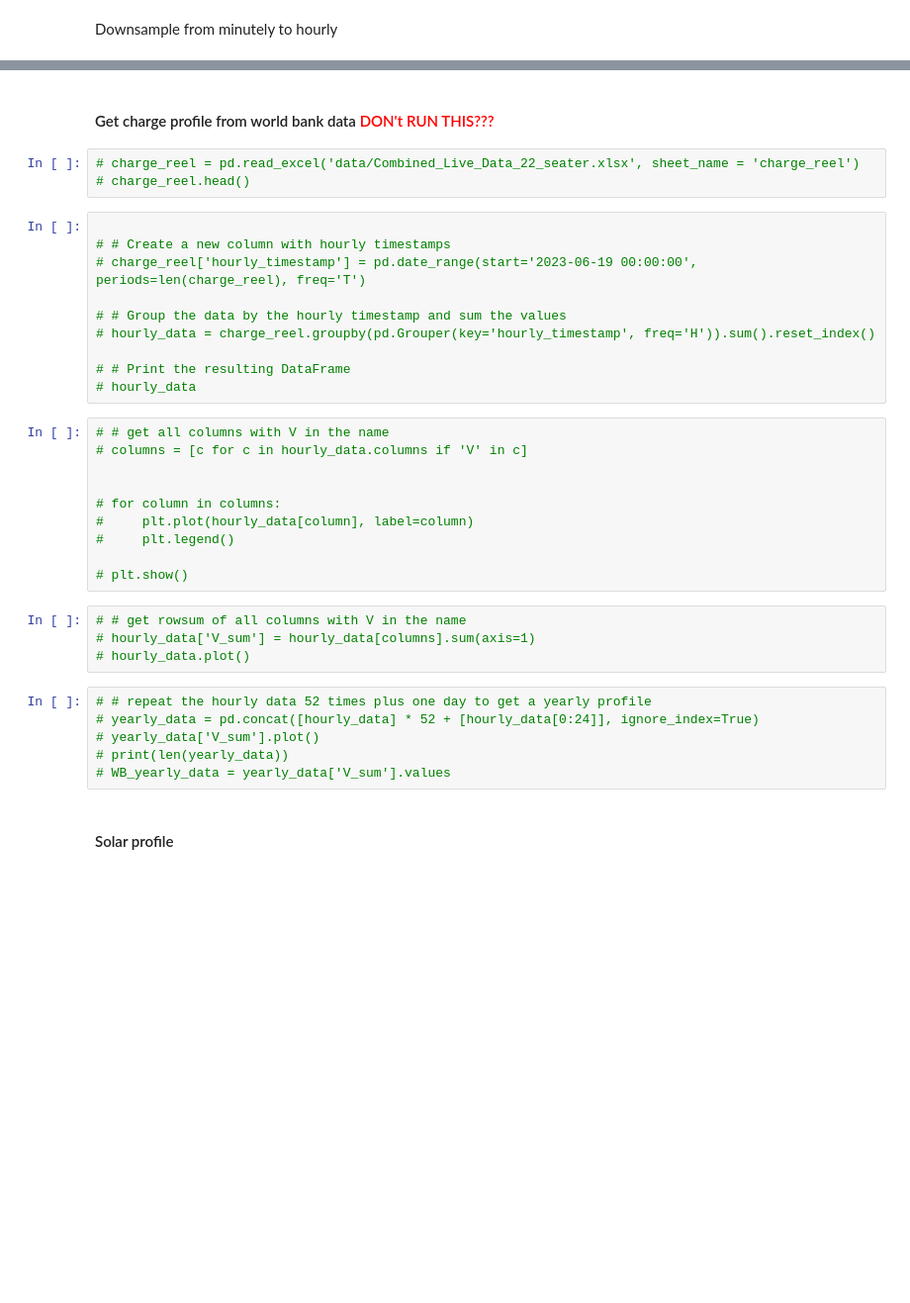
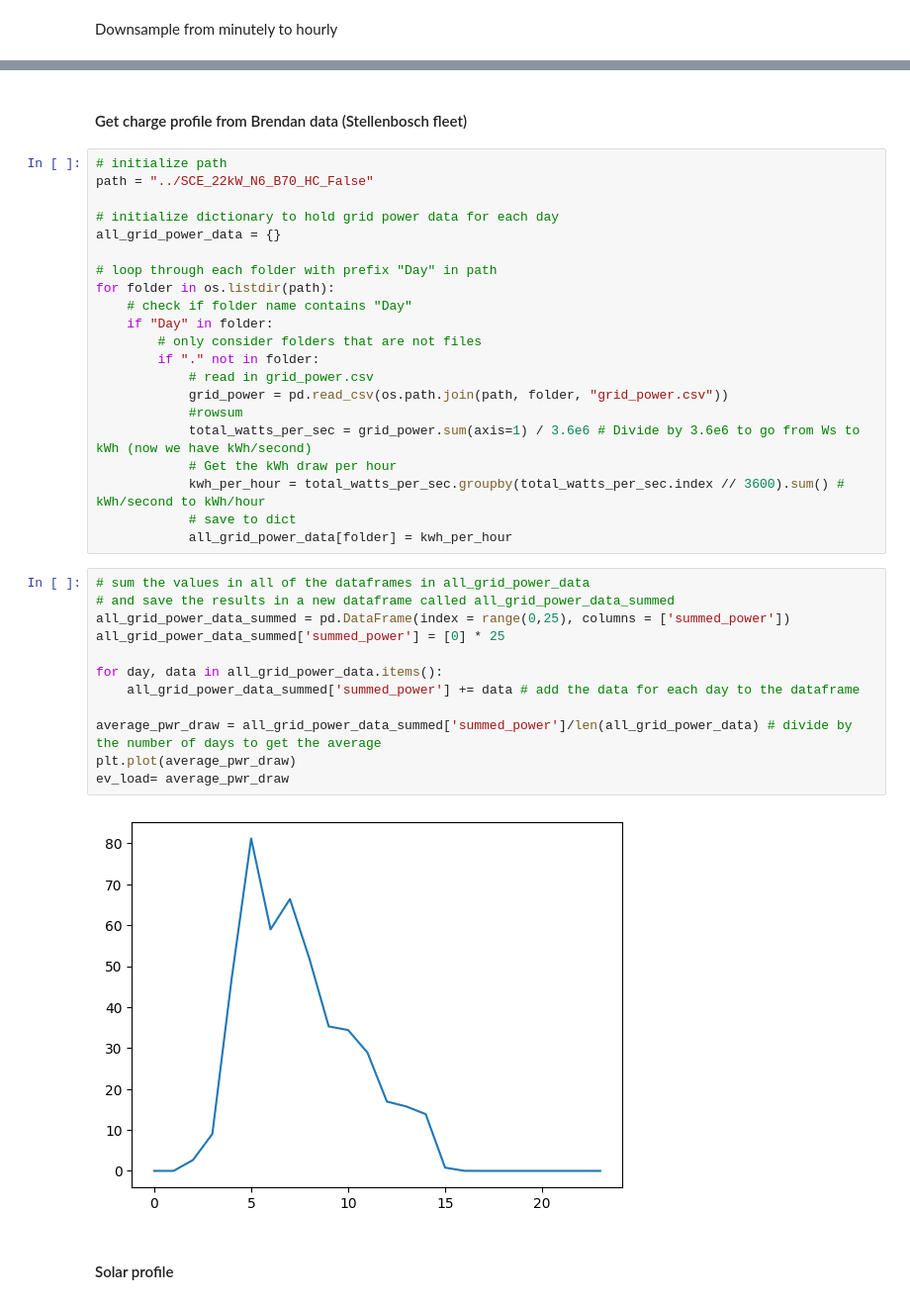
Before and after one commit to ChullEPG/solar_storage_sizing_optimization, a Jupyter notebook: run_model.ipynb, the cells around one changed output, grey strips where cells are left out. Shown: that part at 99% size. Cells and saved outputs as stored; diff of their text form; blank space fills up the shorter version.

Commit message:
updating model with zimi numbers

```diff
--- a/run_model.ipynb
+++ b/run_model.ipynb
@@ -190,38 +193,40 @@ print(len(load_profile_optimized))
 # %% [markdown]
-#### Get charge profile from world bank data <font color ='red'> DON't RUN THIS??? </font>
+#### Get charge profile from Brendan data (Stellenbosch fleet)
-# %%
-# charge_reel = pd.read_excel('data/Combined_Live_Data_22_seater.xlsx', sheet_name = 'charge_reel')
-# charge_reel.head()
-# %%
-
-# # Create a new column with hourly timestamps
-# charge_reel['hourly_timestamp'] = pd.date_range(start='2023-06-19 00:00:00', periods=len(charge_reel), freq='T')
-
-# # Group the data by the hourly timestamp and sum the values
-# hourly_data = charge_reel.groupby(pd.Grouper(key='hourly_timestamp', freq='H')).sum().reset_index()
-
-# # Print the resulting DataFrame
-# hourly_data
-# %%
-# # get all columns with V in the name
-# columns = [c for c in hourly_data.columns if 'V' in c]
-
-
-# for column in columns:
-#     plt.plot(hourly_data[column], label=column)
-#     plt.legend()
-
-# plt.show()
-# %%
-# # get rowsum of all columns with V in the name
-# hourly_data['V_sum'] = hourly_data[columns].sum(axis=1)
-# hourly_data.plot()
-# %%
-# # repeat the hourly data 52 times plus one day to get a yearly profile
-# yearly_data = pd.concat([hourly_data] * 52 + [hourly_data[0:24]], ignore_index=True)
-# yearly_data['V_sum'].plot()
-# print(len(yearly_data))
-# WB_yearly_data = yearly_data['V_sum'].values
+# %%
+# initialize path
+path = "../SCE_22kW_N6_B70_HC_False"
+
+# initialize dictionary to hold grid power data for each day
+all_grid_power_data = {}
+
+# loop through each folder with prefix "Day" in path
+for folder in os.listdir(path):
+    # check if folder name contains "Day"
+    if "Day" in folder:
+        # only consider folders that are not files
+        if "." not in folder:
+            # read in grid_power.csv
+            grid_power = pd.read_csv(os.path.join(path, folder, "grid_power.csv"))
+            #rowsum
+            total_watts_per_sec = grid_power.sum(axis=1) / 3.6e6 # Divide by 3.6e6 to go from Ws to kWh (now we have kWh/second)
+            # Get the kWh draw per hour
+            kwh_per_hour = total_watts_per_sec.groupby(total_watts_per_sec.index // 3600).sum() # kWh/second to kWh/hour
+            # save to dict
+            all_grid_power_data[folder] = kwh_per_hour
+# %%
+# sum the values in all of the dataframes in all_grid_power_data
+# and save the results in a new dataframe called all_grid_power_data_summed
+all_grid_power_data_summed = pd.DataFrame(index = range(0,25), columns = ['summed_power'])
+all_grid_power_data_summed['summed_power'] = [0] * 25
+
+for day, data in all_grid_power_data.items():
+    all_grid_power_data_summed['summed_power'] += data # add the data for each day to the dataframe
+
+average_pwr_draw = all_grid_power_data_summed['summed_power']/len(all_grid_power_data) # divide by the number of days to get the average
+plt.plot(average_pwr_draw)
+ev_load= average_pwr_draw
+# %% [output]
+[figure, added]
 # %% [markdown]
 #### Solar profile
 # %%
```
Also changed, not shown: parts of 21 cells of this notebook, 3 other files.
